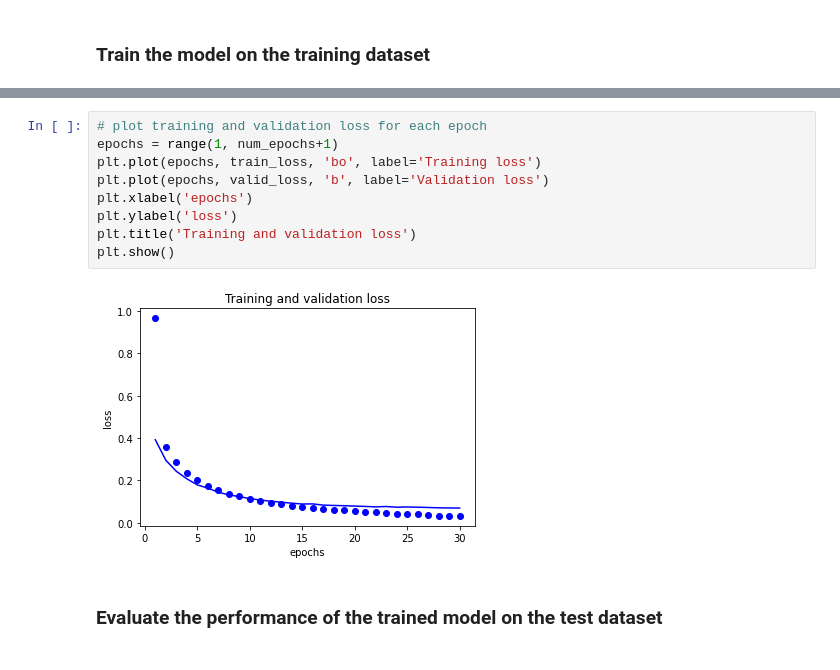
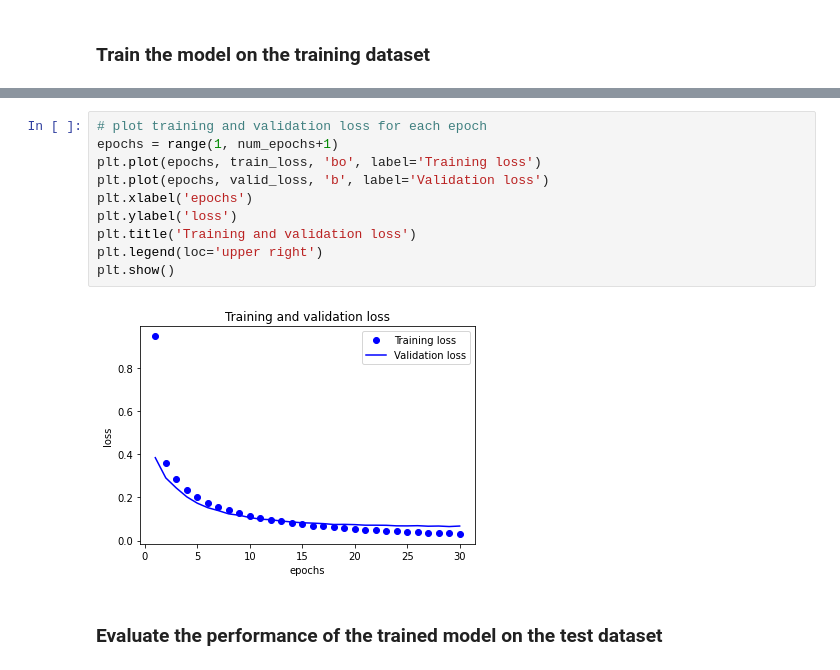
Before and after one commit to shazzad-hasan/deep-learning-projects, a Jupyter notebook: image_classification/mlp_mnist.ipynb, the cells around one changed output, grey strips where cells are left out. Saved outputs shown, nothing was run; the diff lists cells and outputs as text.

```diff
--- a/image_classification/mlp_mnist.ipynb
+++ b/image_classification/mlp_mnist.ipynb
@@ -258,14 +258,15 @@ Finished training!
 # %%
 # plot training and validation loss for each epoch
 epochs = range(1, num_epochs+1)
 plt.plot(epochs, train_loss, 'bo', label='Training loss')
 plt.plot(epochs, valid_loss, 'b', label='Validation loss')
 plt.xlabel('epochs')
 plt.ylabel('loss')
 plt.title('Training and validation loss')
+plt.legend(loc='upper right')
 plt.show()
 # %% [output]
-[figure, old version]
+[figure, new version]
 # %% [markdown]
 ### Evaluate the performance of the trained model on the test dataset
 # %%
```
Also changed, not shown: parts of 3 cells of this notebook.
